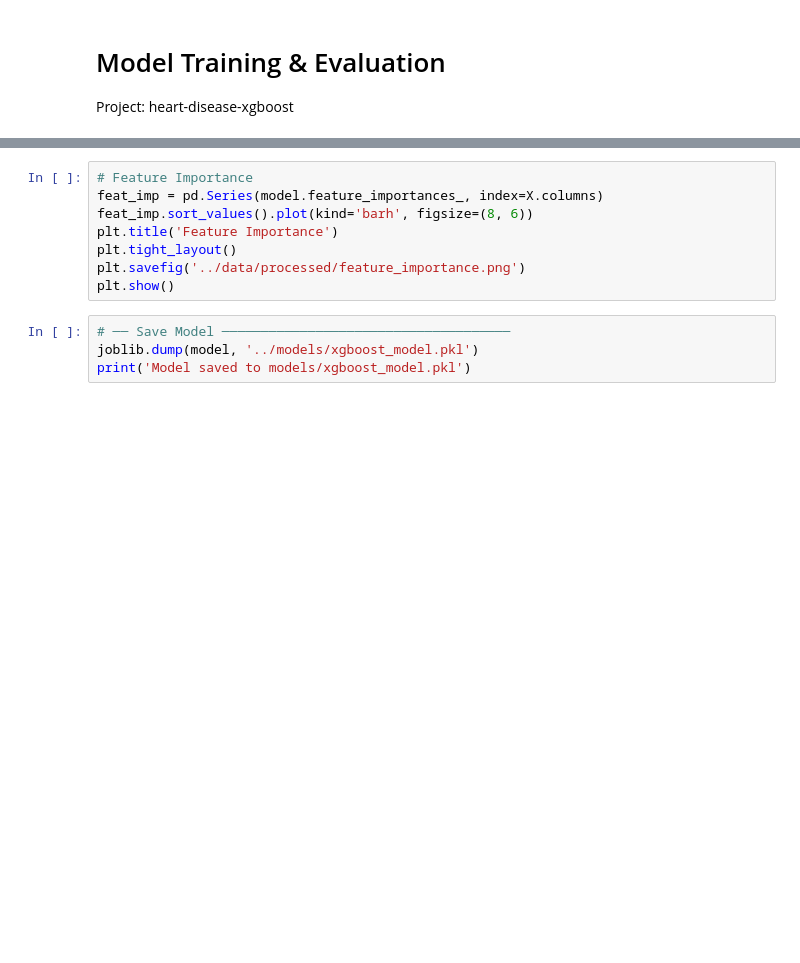
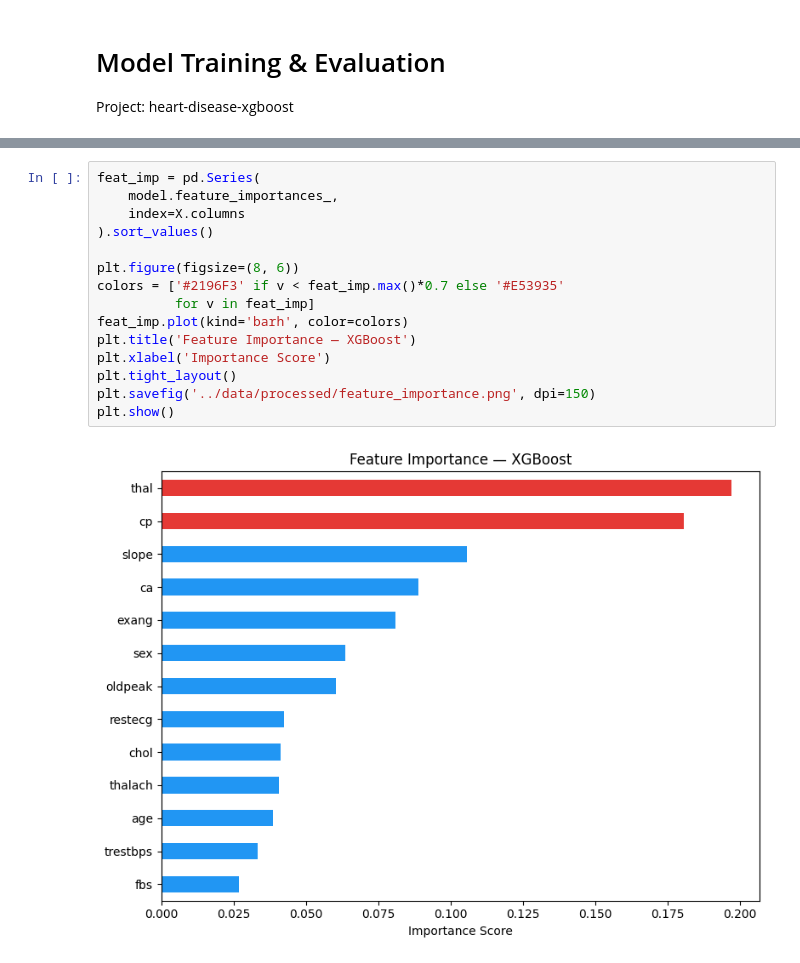
Before and after one commit to Asif5588-M/-heart-disease-xgboost, a Jupyter notebook: notebooks/02_model.ipynb, the cells around one changed output, grey strips where cells are left out. Cells and saved outputs as stored; diff of their text form; blank space fills up the shorter version.

```diff
--- a/notebooks/02_model.ipynb
+++ b/notebooks/02_model.ipynb
@@ -75,12 +94,17 @@ plt.show()
 # %%
-# Feature Importance
-feat_imp = pd.Series(model.feature_importances_, index=X.columns)
-feat_imp.sort_values().plot(kind='barh', figsize=(8, 6))
-plt.title('Feature Importance')
+feat_imp = pd.Series(
+    model.feature_importances_,
+    index=X.columns
+).sort_values()
+
+plt.figure(figsize=(8, 6))
+colors = ['#2196F3' if v < feat_imp.max()*0.7 else '#E53935'
+          for v in feat_imp]
+feat_imp.plot(kind='barh', color=colors)
+plt.title('Feature Importance — XGBoost')
+plt.xlabel('Importance Score')
 plt.tight_layout()
-plt.savefig('../data/processed/feature_importance.png')
+plt.savefig('../data/processed/feature_importance.png', dpi=150)
 plt.show()
+# %% [output]
+[figure, added]
-# %%
-# ── Save Model ─────────────────────────────────────
-joblib.dump(model, '../models/xgboost_model.pkl')
-print('Model saved to models/xgboost_model.pkl')
```
Also changed, not shown: parts of 6 cells of this notebook, 8 other files.
